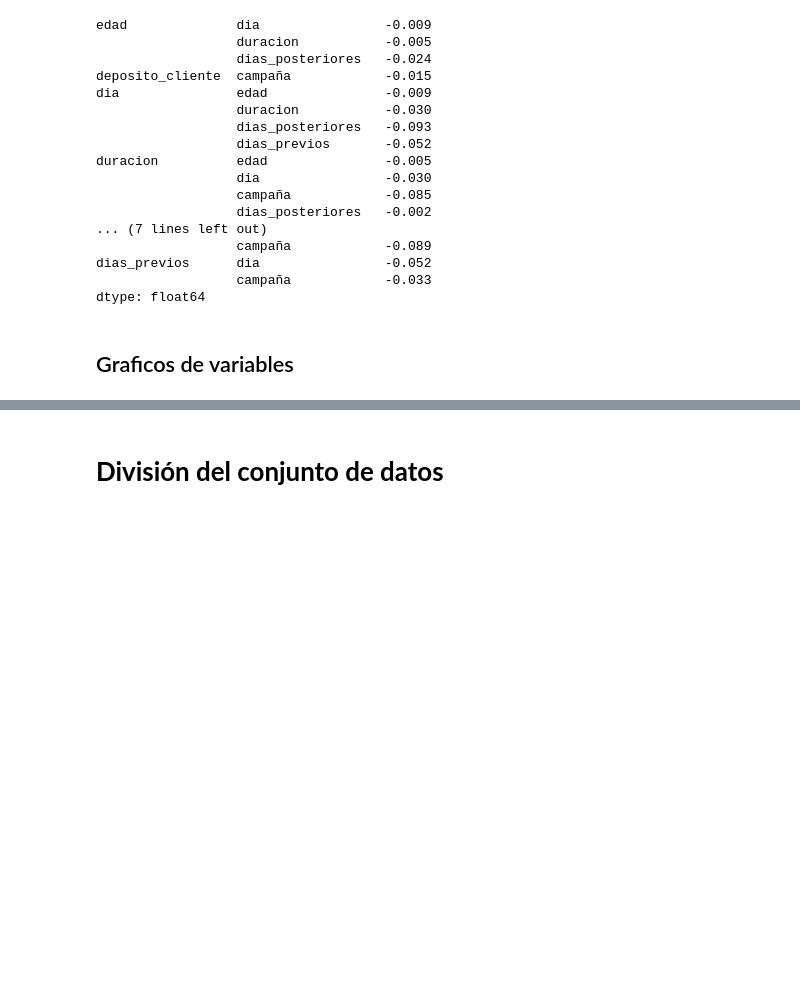
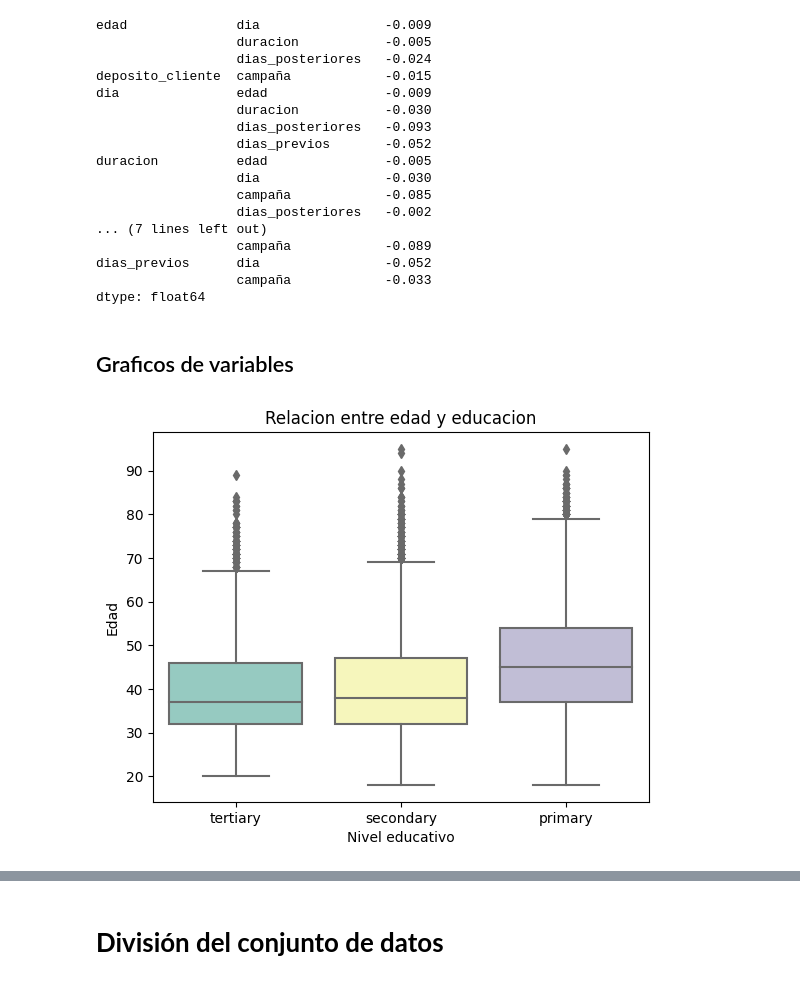
Before and after one commit to Marcelooyola/UDAMod5, a Jupyter notebook: trabajo_final.ipynb, the cells around one changed output, grey strips where cells are left out. Saved outputs shown, nothing was run; the diff lists cells and outputs as text; code cells hidden in the pictures; blank space fills up the shorter version.

```diff
--- a/trabajo_final.ipynb
+++ b/trabajo_final.ipynb
@@ -401,3 +403,17 @@ dias_previos      dia                -0.052
 dtype: float64
 # %% [markdown]
 ## Graficos de variables
+# %%
+sns.boxplot(
+    data = analisis,
+    y = 'edad',
+    x = 'educacion',
+    palette = 'Set3'
+)
+
+plt.title('Relacion entre edad y educacion')
+plt.xlabel('Nivel educativo')
+plt.ylabel('Edad')
+plt.show()
+# %% [output]
+[figure, added]
```
Also changed, not shown: parts of 10 cells of this notebook.
